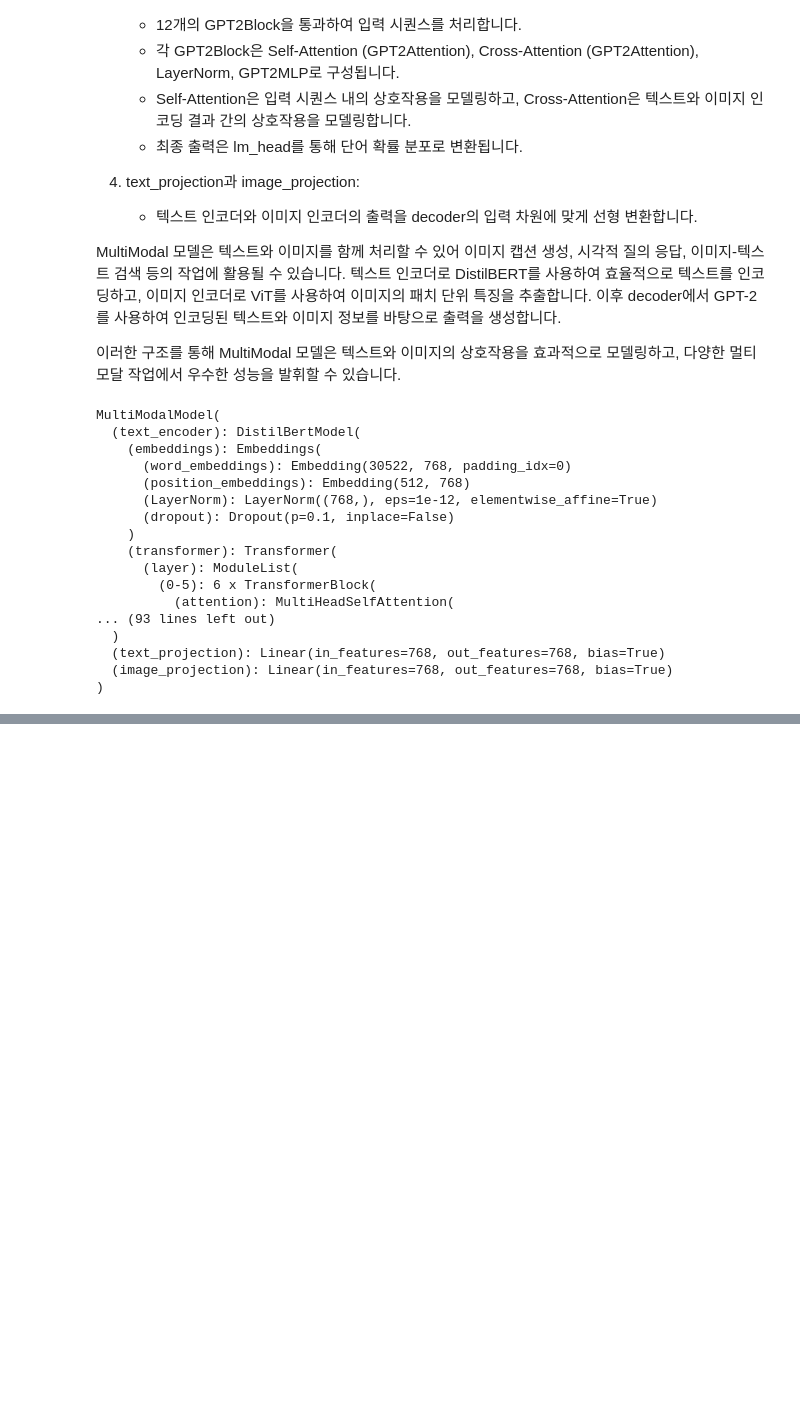
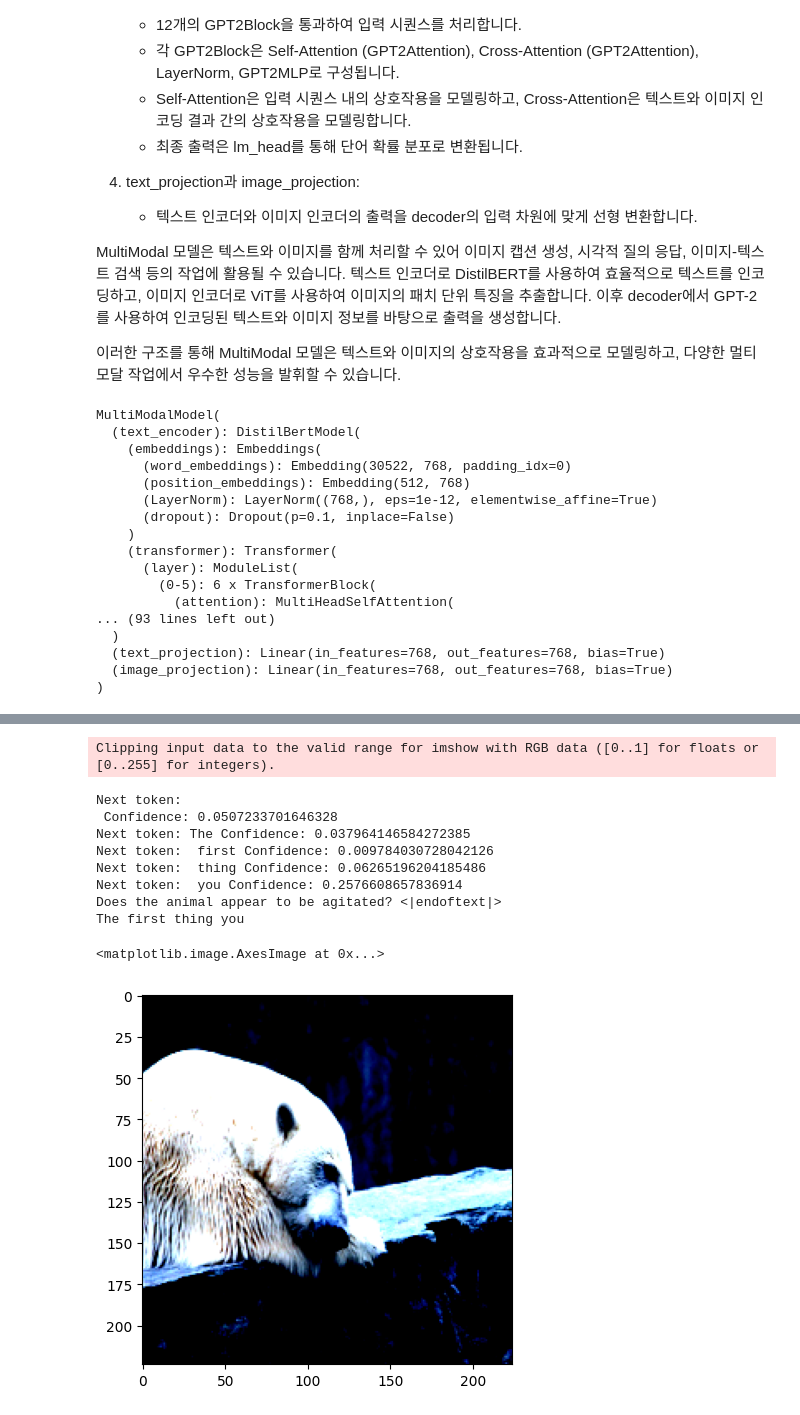
Before and after one commit to kimwooglae/quick-start-guide-to-llms, a Jupyter notebook: notebooks/7_constructing_a_vqa_system.ipynb, the cells around one changed output, grey strips where cells are left out. Drawn from its saved outputs; the diff is of its cells as text; code cells hidden in the pictures; blank space fills up the shorter version.

```diff
--- a/notebooks/7_constructing_a_vqa_system.ipynb
+++ b/notebooks/7_constructing_a_vqa_system.ipynb
@@ -1346,2 +1306,6 @@ trainer.evaluate()
 # %%
 trainer.save_model()
+# %%
+trained_model1 = MultiModalModel(
+    image_encoder_model=IMAGE_ENCODER_MODEL, text_encoder_model=TEXT_ENCODER_MODEL,
+    decoder_model=DECODER_MODEL, load_from="vqa_custom_1/pytorch_model.bin")
@@ -1347,0 +1347,17 @@ trainer.save_model()
+# %%
+trained_model1 = trained_model1.to(device)
+image, outputs, processed_image = trained_model1.generate(v['image'], [v['question']], max_text_length=5)
+# plt.imshow(image)
+plt.imshow(processed_image.squeeze(0).permute(1, 2, 0))
+# %% [output]
+Clipping input data to the valid range for imshow with RGB data ([0..1] for floats or [0..255] for integers).
+Next token:
+ Confidence: 0.0507233701646328
+Next token: The Confidence: 0.037964146584272385
+Next token:  first Confidence: 0.009784030728042126
+Next token:  thing Confidence: 0.06265196204185486
+Next token:  you Confidence: 0.2576608657836914
+Does the animal appear to be agitated? <|endoftext|>
+The first thing you
+<matplotlib.image.AxesImage at 0x...>
+[figure, added]
```
Also changed, not shown: parts of 28 cells of this notebook, 2 other files.
